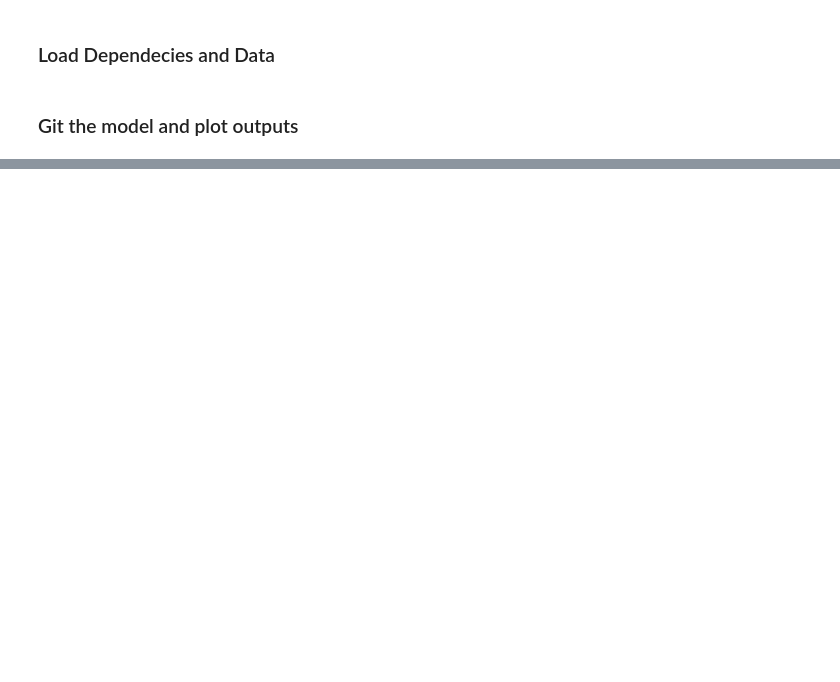
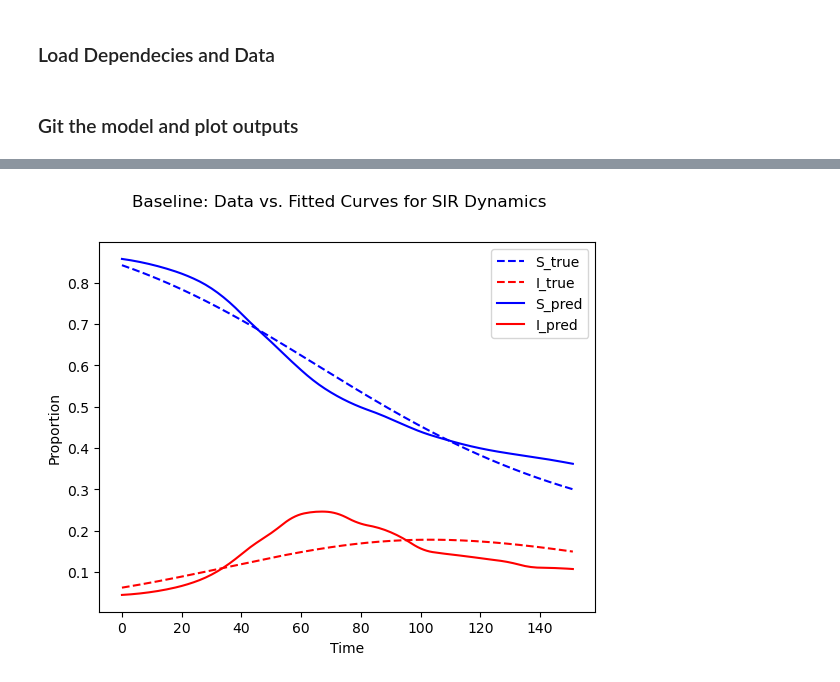
Before and after one commit to oaf9/Differential-Game-Theory-for-SIR-Models, a Jupyter notebook: Code/Adjoint_SIR/adjoint_SIR_noteboook.ipynb, the cells around one changed output, grey strips where cells are left out. Saved outputs shown, nothing was run; the diff lists cells and outputs as text; code cells hidden in the pictures; blank space fills up the shorter version.

```diff
--- a/Code/Adjoint_SIR/adjoint_SIR_noteboook.ipynb
+++ b/Code/Adjoint_SIR/adjoint_SIR_noteboook.ipynb
@@ -30,0 +80,19 @@ for t in range(0, len(V)-1, 5):
+# %%
+
+plt.plot(X[:,0].detach(), linestyle='--', color = 'blue', label = "S_true" )
+plt.plot(X[:,1].detach(), linestyle='--', color = 'red', label = "I_true" )
+plt.plot(data.to_numpy()[:,0], color = 'blue', label = "S_pred" )
+plt.plot(data.to_numpy()[:,1], color = 'red', label = "I_pred" )
+
+
+plt.xlabel('Time')
+plt.ylabel('Proportion')
+plt.suptitle('Baseline: Data vs. Fitted Curves for SIR Dynamics')
+#ax.set_title('Using Results From Fitted Model')
+#plt.axhline(y=max(X[:,1]))
+plt.legend()
+
+#plt.set_facecolor('lightgrey')
+plt.savefig("/Users/omarafifi/MyFolders/Differential-Game-Theory-for-SIR-Models/Images/fitted_Curves_Baseline.png")
+# %% [output]
+[figure, added]
```
Also changed, not shown: parts of 5 cells of this notebook, 6 other files.
